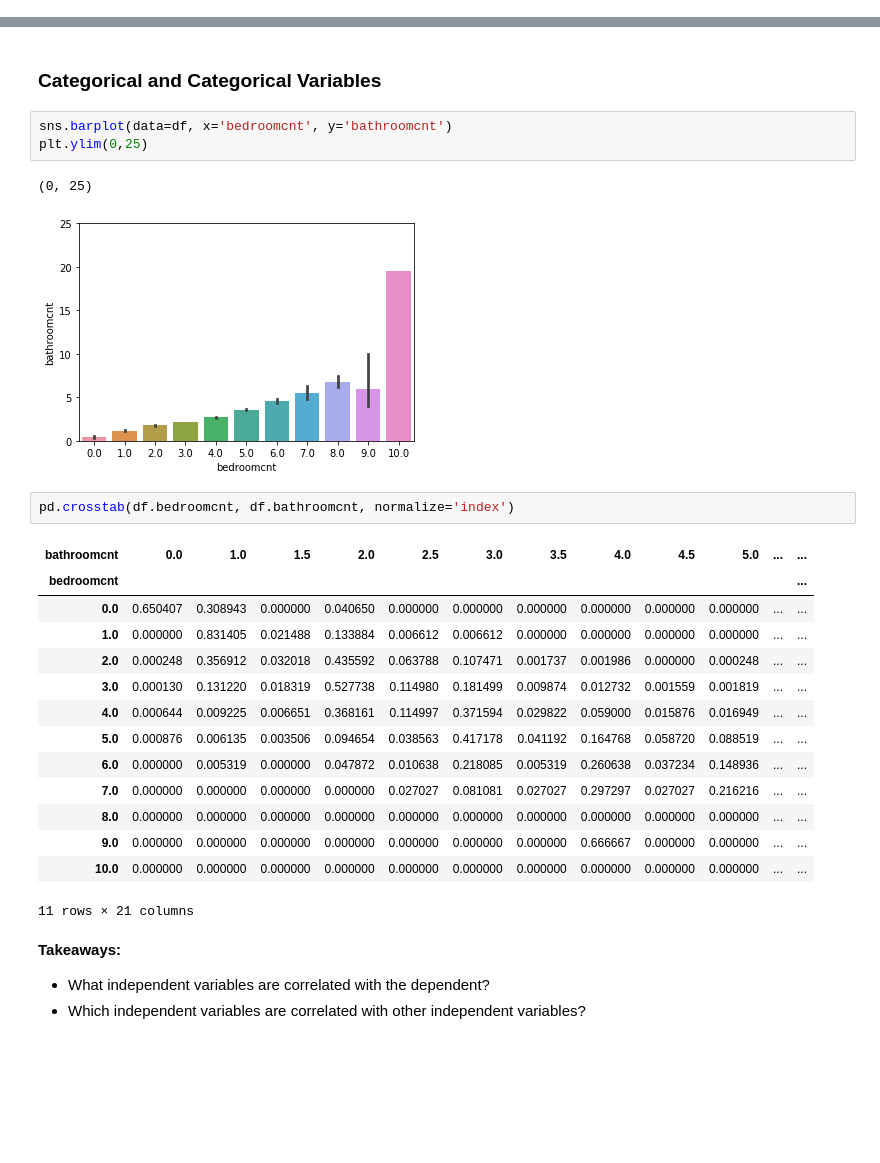
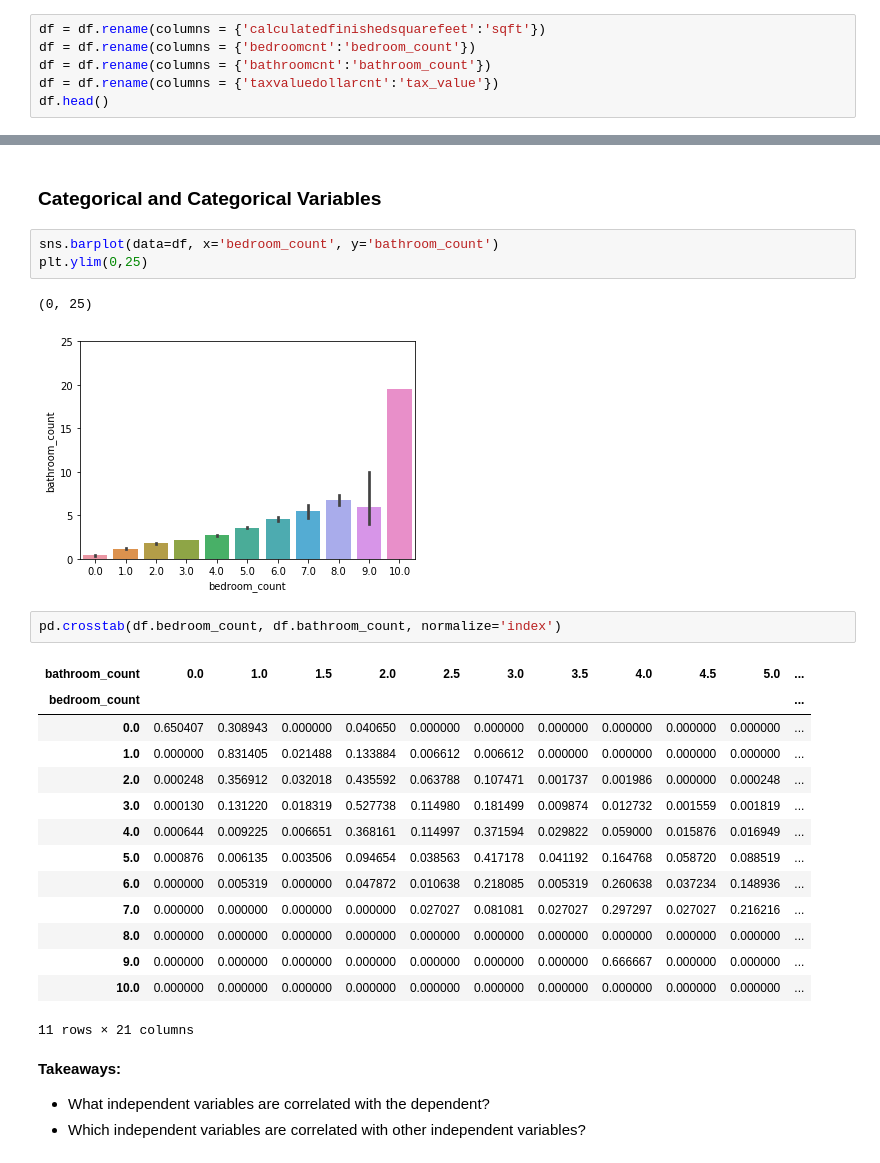
Before and after one commit to Bojado-Thompson/Estimating-Home-Values, a Jupyter notebook: Bojado_Notebook.ipynb, the cells around one changed output, grey strips where cells are left out. Saved outputs shown, nothing was run; the diff lists cells and outputs as text; blank space fills up the shorter version.

```diff
--- a/Bojado_Notebook.ipynb
+++ b/Bojado_Notebook.ipynb
@@ -109,3 +91,9 @@ bedroomcnt                      0
 bathroomcnt                     0
 taxvaluedollarcnt               0
 dtype: int64
+# %%
+df = df.rename(columns = {'calculatedfinishedsquarefeet':'sqft'})
+df = df.rename(columns = {'bedroomcnt':'bedroom_count'})
+df = df.rename(columns = {'bathroomcnt':'bathroom_count'})
+df = df.rename(columns = {'taxvaluedollarcnt':'tax_value'})
+df.head()
@@ -156,27 +151,27 @@ plt.xticks(rotation=0)
 # %% [markdown]
 ### Categorical and Categorical Variables
 # %%
-sns.barplot(data=df, x='bedroomcnt', y='bathroomcnt')
+sns.barplot(data=df, x='bedroom_count', y='bathroom_count')
 plt.ylim(0,25)
 # %% [output]
 (0, 25)
-[figure, old version]
+[figure, new version]
 # %%
-pd.crosstab(df.bedroomcnt, df.bathroomcnt, normalize='index')
+pd.crosstab(df.bedroom_count, df.bathroom_count, normalize='index')
 # %% [output]
-| bathroomcnt | 0.0 | 1.0 | 1.5 | 2.0 | 2.5 | 3.0 | 3.5 | 4.0 | 4.5 | 5.0 | ... | ... |
-| bedroomcnt |  |  |  |  |  |  |  |  |  |  |  | ... |
-| 0.0 | 0.650407 | 0.308943 | 0.000000 | 0.040650 | 0.000000 | 0.000000 | 0.000000 | 0.000000 | 0.000000 | 0.000000 | ... | ... |
-| 1.0 | 0.000000 | 0.831405 | 0.021488 | 0.133884 | 0.006612 | 0.006612 | 0.000000 | 0.000000 | 0.000000 | 0.000000 | ... | ... |
-| 2.0 | 0.000248 | 0.356912 | 0.032018 | 0.435592 | 0.063788 | 0.107471 | 0.001737 | 0.001986 | 0.000000 | 0.000248 | ... | ... |
-| 3.0 | 0.000130 | 0.131220 | 0.018319 | 0.527738 | 0.114980 | 0.181499 | 0.009874 | 0.012732 | 0.001559 | 0.001819 | ... | ... |
-| 4.0 | 0.000644 | 0.009225 | 0.006651 | 0.368161 | 0.114997 | 0.371594 | 0.029822 | 0.059000 | 0.015876 | 0.016949 | ... | ... |
-| 5.0 | 0.000876 | 0.006135 | 0.003506 | 0.094654 | 0.038563 | 0.417178 | 0.041192 | 0.164768 | 0.058720 | 0.088519 | ... | ... |
-| 6.0 | 0.000000 | 0.005319 | 0.000000 | 0.047872 | 0.010638 | 0.218085 | 0.005319 | 0.260638 | 0.037234 | 0.148936 | ... | ... |
-| 7.0 | 0.000000 | 0.000000 | 0.000000 | 0.000000 | 0.027027 | 0.081081 | 0.027027 | 0.297297 | 0.027027 | 0.216216 | ... | ... |
-| 8.0 | 0.000000 | 0.000000 | 0.000000 | 0.000000 | 0.000000 | 0.000000 | 0.000000 | 0.000000 | 0.000000 | 0.000000 | ... | ... |
-| 9.0 | 0.000000 | 0.000000 | 0.000000 | 0.000000 | 0.000000 | 0.000000 | 0.000000 | 0.666667 | 0.000000 | 0.000000 | ... | ... |
-| 10.0 | 0.000000 | 0.000000 | 0.000000 | 0.000000 | 0.000000 | 0.000000 | 0.000000 | 0.000000 | 0.000000 | 0.000000 | ... | ... |
+| bathroom_count | 0.0 | 1.0 | 1.5 | 2.0 | 2.5 | 3.0 | 3.5 | 4.0 | 4.5 | 5.0 | ... |
+| bedroom_count |  |  |  |  |  |  |  |  |  |  | ... |
+| 0.0 | 0.650407 | 0.308943 | 0.000000 | 0.040650 | 0.000000 | 0.000000 | 0.000000 | 0.000000 | 0.000000 | 0.000000 | ... |
+| 1.0 | 0.000000 | 0.831405 | 0.021488 | 0.133884 | 0.006612 | 0.006612 | 0.000000 | 0.000000 | 0.000000 | 0.000000 | ... |
+| 2.0 | 0.000248 | 0.356912 | 0.032018 | 0.435592 | 0.063788 | 0.107471 | 0.001737 | 0.001986 | 0.000000 | 0.000248 | ... |
+| 3.0 | 0.000130 | 0.131220 | 0.018319 | 0.527738 | 0.114980 | 0.181499 | 0.009874 | 0.012732 | 0.001559 | 0.001819 | ... |
+| 4.0 | 0.000644 | 0.009225 | 0.006651 | 0.368161 | 0.114997 | 0.371594 | 0.029822 | 0.059000 | 0.015876 | 0.016949 | ... |
+| 5.0 | 0.000876 | 0.006135 | 0.003506 | 0.094654 | 0.038563 | 0.417178 | 0.041192 | 0.164768 | 0.058720 | 0.088519 | ... |
+| 6.0 | 0.000000 | 0.005319 | 0.000000 | 0.047872 | 0.010638 | 0.218085 | 0.005319 | 0.260638 | 0.037234 | 0.148936 | ... |
+| 7.0 | 0.000000 | 0.000000 | 0.000000 | 0.000000 | 0.027027 | 0.081081 | 0.027027 | 0.297297 | 0.027027 | 0.216216 | ... |
+| 8.0 | 0.000000 | 0.000000 | 0.000000 | 0.000000 | 0.000000 | 0.000000 | 0.000000 | 0.000000 | 0.000000 | 0.000000 | ... |
+| 9.0 | 0.000000 | 0.000000 | 0.000000 | 0.000000 | 0.000000 | 0.000000 | 0.000000 | 0.666667 | 0.000000 | 0.000000 | ... |
+| 10.0 | 0.000000 | 0.000000 | 0.000000 | 0.000000 | 0.000000 | 0.000000 | 0.000000 | 0.000000 | 0.000000 | 0.000000 | ... |
 11 rows × 21 columns
 # %% [markdown]
 <b>Takeaways: </b>
```
Also changed, not shown: parts of 9 cells of this notebook.
